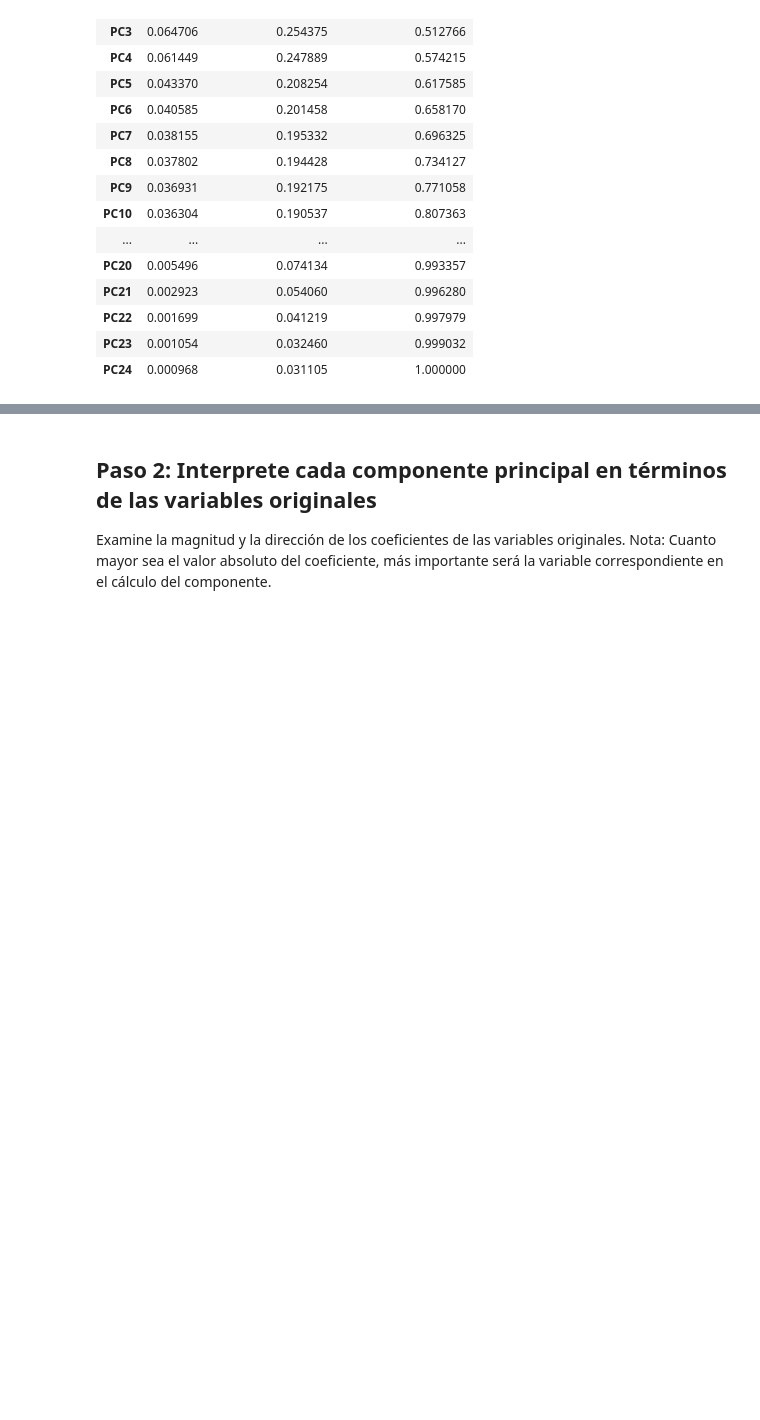
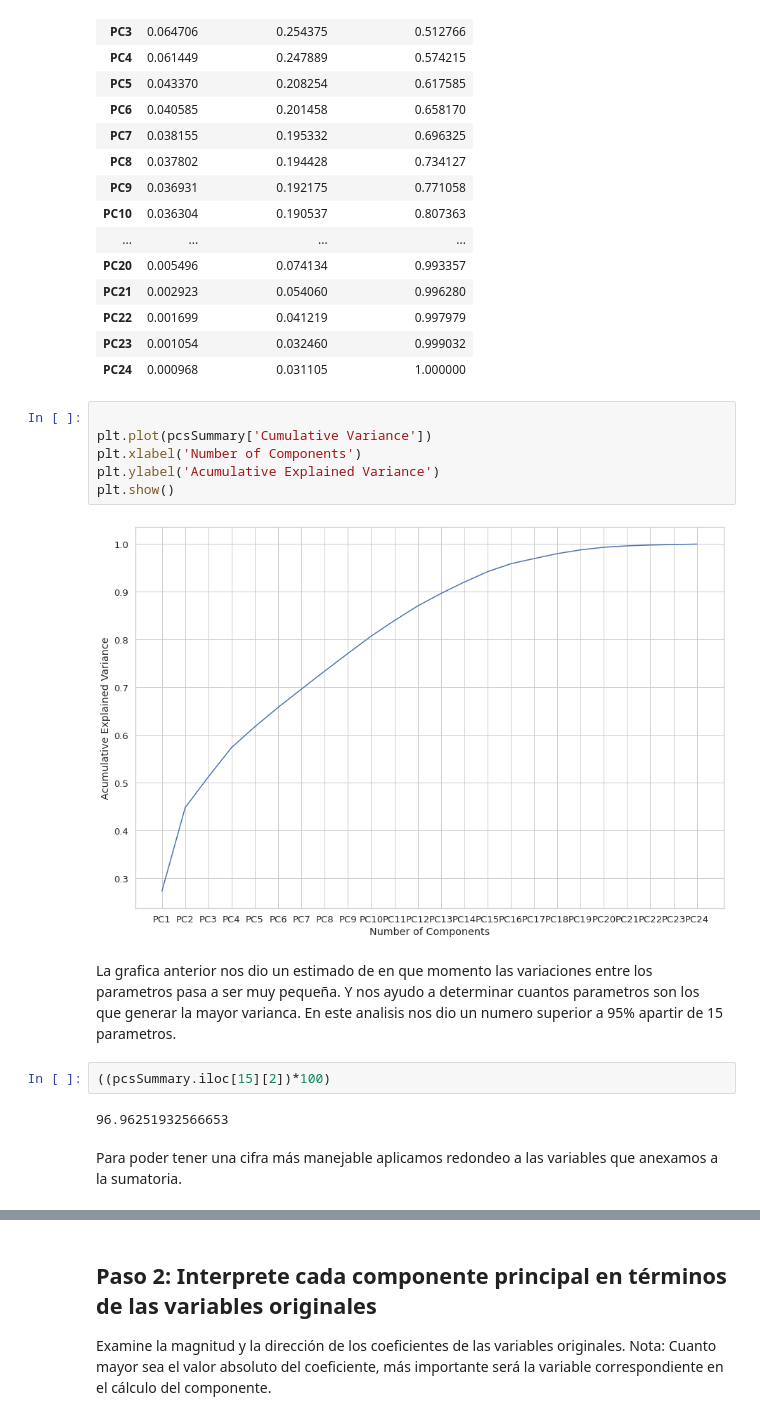
Before and after one commit to PosgradoMNA/actividades-del-projecto-equipo_104, a Jupyter notebook: Semana4_Actividad2.ipynb, the cells around one changed output, grey strips where cells are left out. Drawn from its saved outputs; the diff is of its cells as text; blank space fills up the shorter version.

```diff
--- a/Semana4_Actividad2.ipynb
+++ b/Semana4_Actividad2.ipynb
@@ -167,3 +169,19 @@ pcsSummary
 | PC22 | 0.001699 | 0.041219 | 0.997979 |
 | PC23 | 0.001054 | 0.032460 | 0.999032 |
 | PC24 | 0.000968 | 0.031105 | 1.000000 |
+# %%
+
+plt.plot(pcsSummary['Cumulative Variance'])
+plt.xlabel('Number of Components')
+plt.ylabel('Acumulative Explained Variance')
+plt.show()
+# %% [output]
+[figure, added]
+# %% [markdown]
+La grafica anterior nos dio un estimado de en que momento las variaciones entre los parametros pasa a ser muy pequeña. Y nos ayudo a determinar cuantos parametros son los que generar la mayor varianca. En este analisis nos dio un numero superior a 95% apartir de 15 parametros.
+# %%
+((pcsSummary.iloc[15][2])*100)
+# %% [output]
+96.96251932566653
+# %% [markdown]
+Para poder tener una cifra más manejable aplicamos redondeo a las variables que anexamos a la sumatoria.
```
Also changed, not shown: parts of 9 cells of this notebook.
